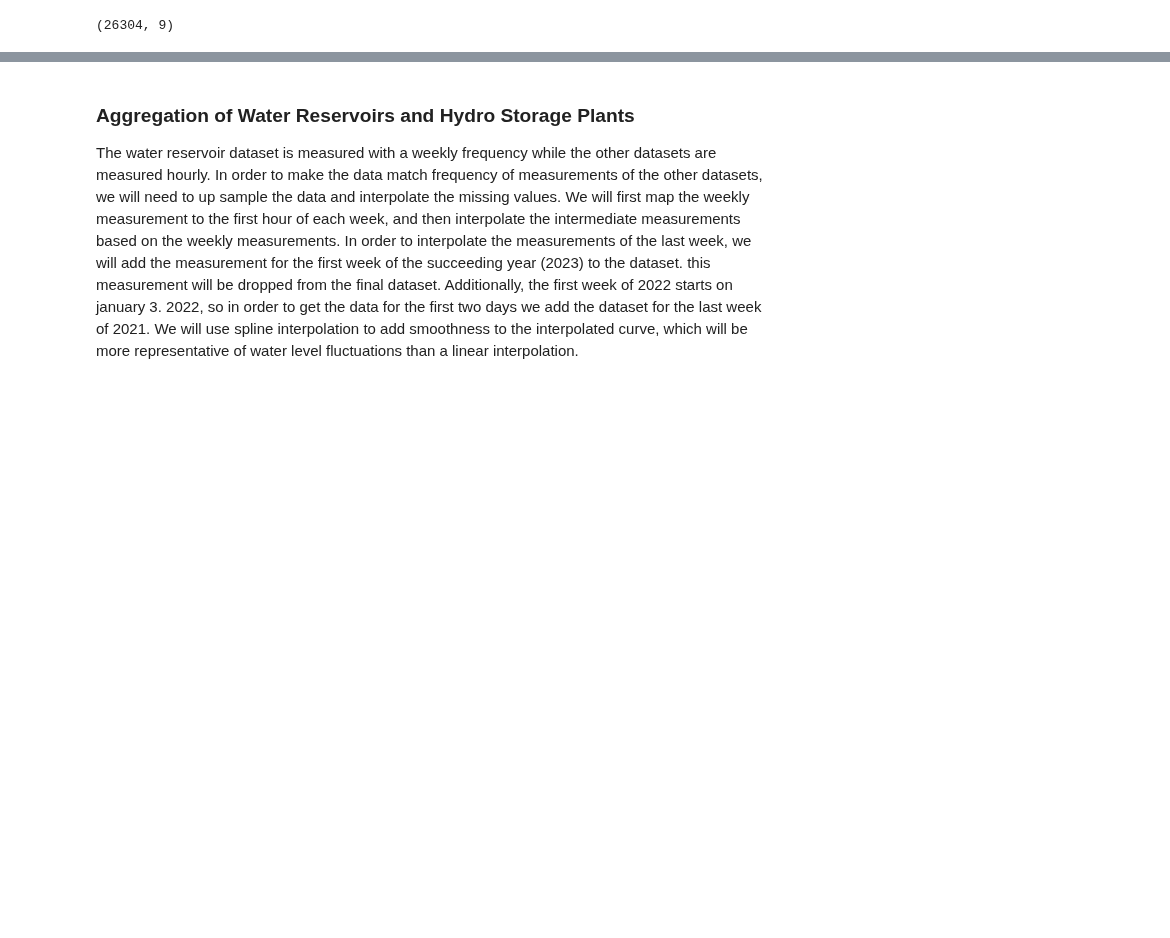
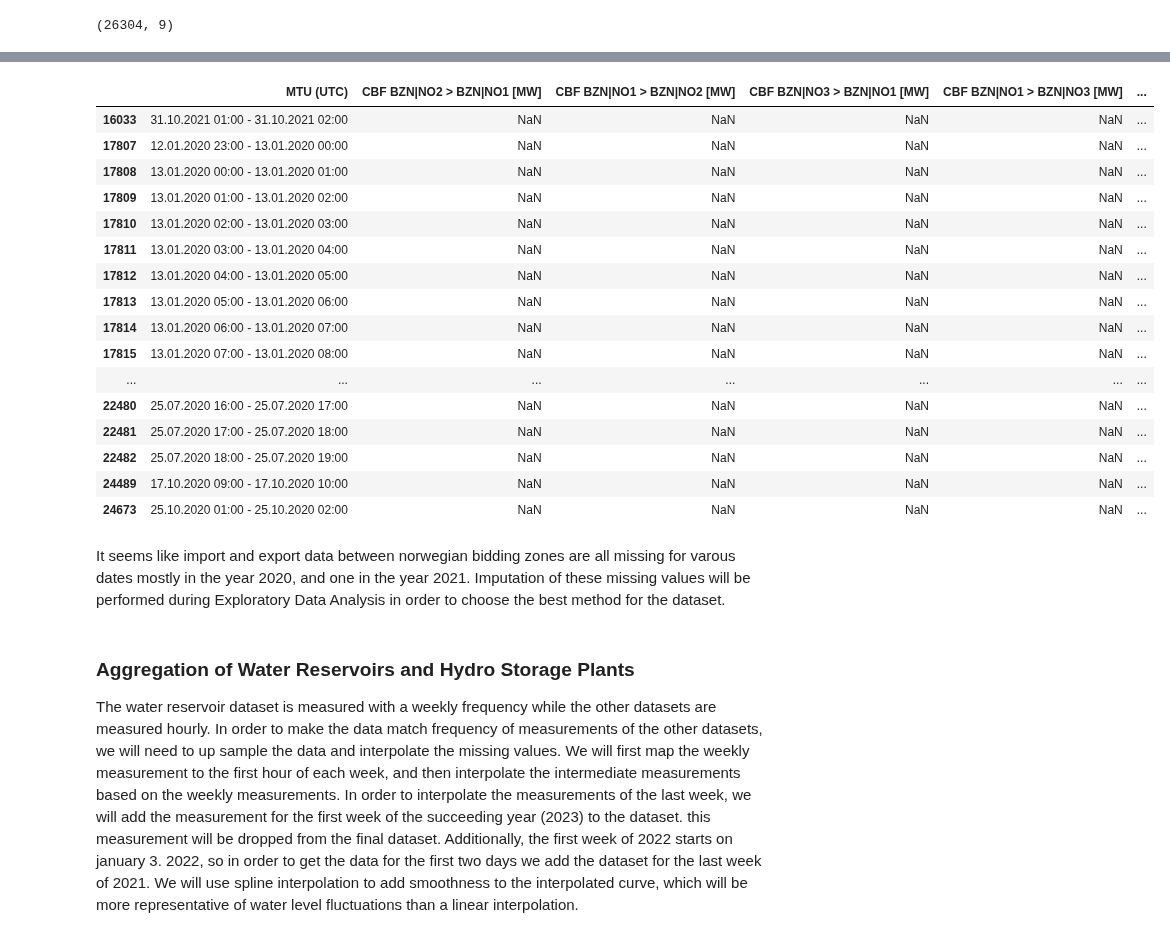
Before and after one commit to HIOF-Bachelor-Project-Group-7/Time-series-energy-price-prediction-bidding-zone-N01, a Jupyter notebook: code/Data aggregation of energy market bidding zone NO1 2020-2022.ipynb, the cells around one changed output, grey strips where cells are left out. Saved outputs shown, nothing was run; the diff lists cells and outputs as text; code cells hidden in the pictures; blank space fills up the shorter version.

Commit message:
removing imputation which will be handled in EDA

```diff
--- a/code/Data aggregation of energy market bidding zone NO1 2020-2022.ipynb
+++ b/code/Data aggregation of energy market bidding zone NO1 2020-2022.ipynb
@@ -1348,3 +1296,0 @@ dtype: int64
-# %%
-# filling missing values with 0
-import_export_no1_neighbours_2020_2022.fillna(0, inplace = True)
@@ -1365,3 +1329,25 @@ dtype: int64
+# %%
+import_export_no1_neighbours_2020_2022[import_export_no1_neighbours_2020_2022['CBF BZN|NO3 > BZN|NO1 [MW]'].isnull()]
+# %% [output]
+|  | MTU (UTC) | CBF BZN|NO2 > BZN|NO1 [MW] | CBF BZN|NO1 > BZN|NO2 [MW] | CBF BZN|NO3 > BZN|NO1 [MW] | CBF BZN|NO1 > BZN|NO3 [MW] | ... |
+| 16033 | 31.10.2021 01:00 - 31.10.2021 02:00 | NaN | NaN | NaN | NaN | ... |
+| 17807 | 12.01.2020 23:00 - 13.01.2020 00:00 | NaN | NaN | NaN | NaN | ... |
+| 17808 | 13.01.2020 00:00 - 13.01.2020 01:00 | NaN | NaN | NaN | NaN | ... |
+| 17809 | 13.01.2020 01:00 - 13.01.2020 02:00 | NaN | NaN | NaN | NaN | ... |
+| 17810 | 13.01.2020 02:00 - 13.01.2020 03:00 | NaN | NaN | NaN | NaN | ... |
+| 17811 | 13.01.2020 03:00 - 13.01.2020 04:00 | NaN | NaN | NaN | NaN | ... |
+| 17812 | 13.01.2020 04:00 - 13.01.2020 05:00 | NaN | NaN | NaN | NaN | ... |
+| 17813 | 13.01.2020 05:00 - 13.01.2020 06:00 | NaN | NaN | NaN | NaN | ... |
+| 17814 | 13.01.2020 06:00 - 13.01.2020 07:00 | NaN | NaN | NaN | NaN | ... |
+| 17815 | 13.01.2020 07:00 - 13.01.2020 08:00 | NaN | NaN | NaN | NaN | ... |
+| ... | ... | ... | ... | ... | ... | ... |
+| 22480 | 25.07.2020 16:00 - 25.07.2020 17:00 | NaN | NaN | NaN | NaN | ... |
+| 22481 | 25.07.2020 17:00 - 25.07.2020 18:00 | NaN | NaN | NaN | NaN | ... |
+| 22482 | 25.07.2020 18:00 - 25.07.2020 19:00 | NaN | NaN | NaN | NaN | ... |
+| 24489 | 17.10.2020 09:00 - 17.10.2020 10:00 | NaN | NaN | NaN | NaN | ... |
+| 24673 | 25.10.2020 01:00 - 25.10.2020 02:00 | NaN | NaN | NaN | NaN | ... |
+# %% [markdown]
+It seems like import and export data between norwegian bidding zones are all missing for varous dates mostly in the year 2020, and one in the year 2021. Imputation of these missing values will be performed during Exploratory Data Analysis in order to choose the best method for the dataset.
 # %% [markdown]
 ### Aggregation of Water Reservoirs and Hydro Storage Plants
 
```
Also changed, not shown: parts of 81 cells of this notebook.
